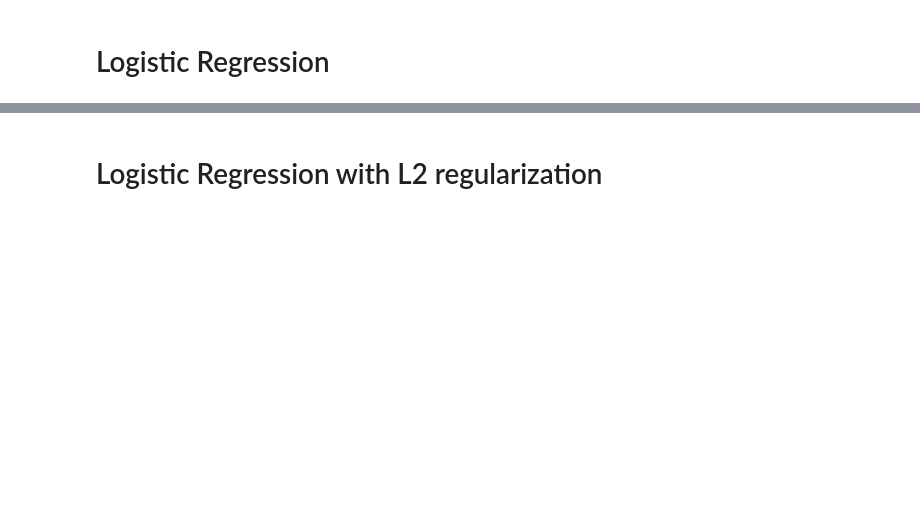
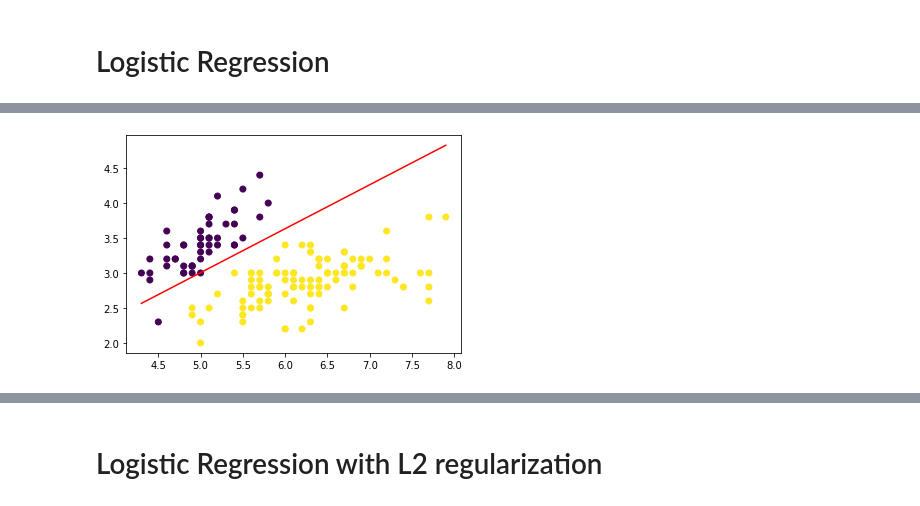
Before and after one commit to pg42859/SIB, a Jupyter notebook: scripts/eval2.ipynb, the cells around one changed output, grey strips where cells are left out. Saved outputs shown, nothing was run; the diff lists cells and outputs as text; code cells hidden in the pictures; blank space fills up the shorter version.

```diff
--- a/scripts/eval2.ipynb
+++ b/scripts/eval2.ipynb
@@ -110,9 +124,11 @@ logreg.theta
 # %%
-plt.scatter(dataset.X[:,0], dataset.X[:,1],c=dataset.y)
+plt.scatter(dataset.X[:,0], dataset.X[:,1],c=dataset.Y)
 _x = np.linspace(min(dataset.X[:,0]),max(dataset.X[:,0]),2)
 _y = [(-logreg.theta[0]-logreg.theta[1]*x)/logreg.theta[2] for x in _x]
 plt.plot(_x, _y, '-', color='red')
 plt.show()
+# %% [output]
+[figure, added]
 # %%
 plt.plot(list(logreg.history.keys()), [ y[1] for y in logreg.history.values()], '-', color='red')
 plt.title('Cost')
```
Also changed, not shown: parts of 10 cells of this notebook, 19 other files.
